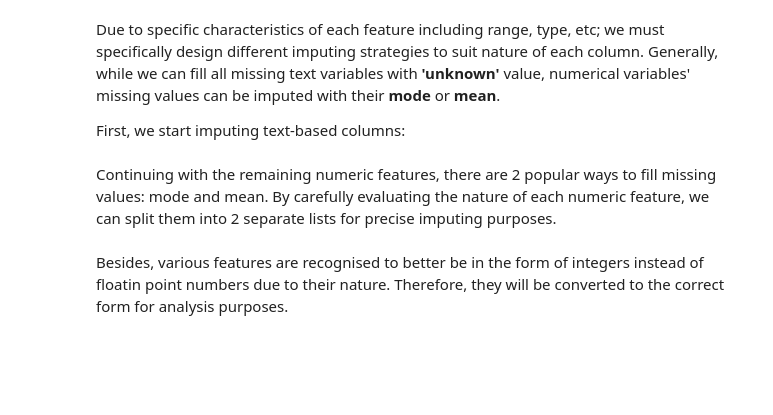
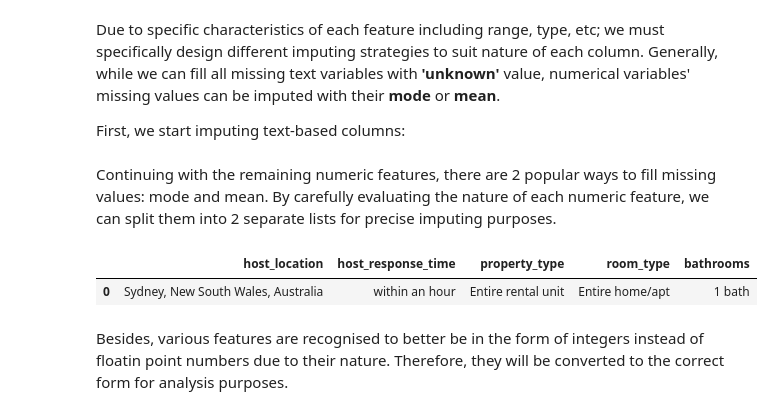
Before and after one commit to ethanaire/Sydney-Airbnb-prices-prediction, a Jupyter notebook: notebooks/02_data_cleaning.ipynb, the cells around one changed output. Saved outputs shown, nothing was run; the diff lists cells and outputs as text; code cells hidden in the pictures; blank space fills up the shorter version.

Commit message:
add iloc details

```diff
--- a/notebooks/02_data_cleaning.ipynb
+++ b/notebooks/02_data_cleaning.ipynb
@@ -352,4 +348,4 @@ for df in dfs:
 Continuing with the remaining numeric features, there are 2 popular ways to fill missing values: mode and mean. By carefully evaluating the nature of each numeric feature, we can split them into 2 separate lists for precise imputing purposes.
 # %%
 # Define all numeric cols to fill with mode values
-.mode_fill_cols = ['host_location', 'host_response_time', 'property_type', 'room_type', 'bathrooms']
+mode_fill_cols = ['host_location', 'host_response_time', 'property_type', 'room_type', 'bathrooms']
@@ -359,0 +352,5 @@ for df in dfs:
+# %%
+df_train[mode_fill_cols].mode().iloc[[0]]
+# %% [output]
+|  | host_location | host_response_time | property_type | room_type | bathrooms |
+| 0 | Sydney, New South Wales, Australia | within an hour | Entire rental unit | Entire home/apt | 1 bath |
```
Also changed, not shown: parts of 15 cells of this notebook.
